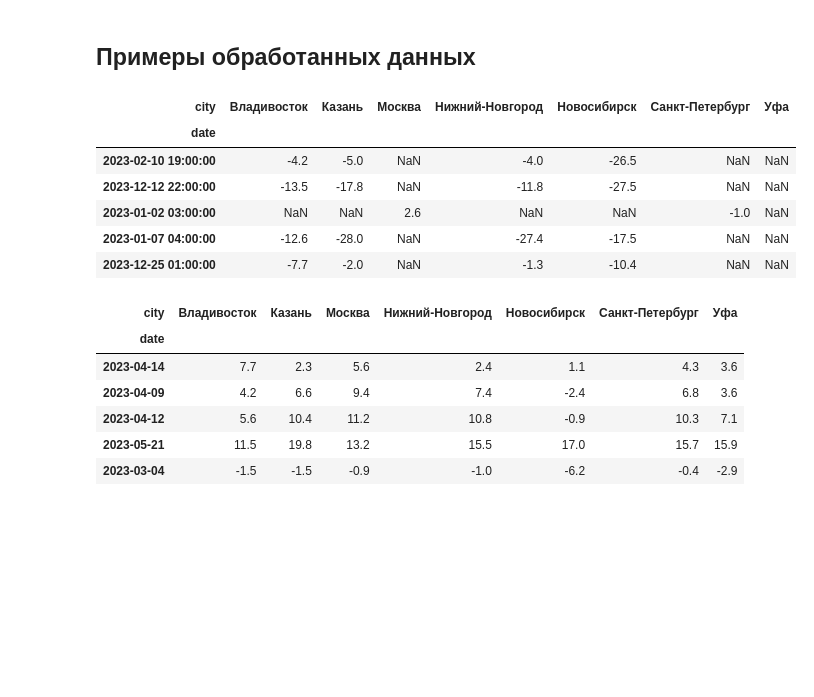
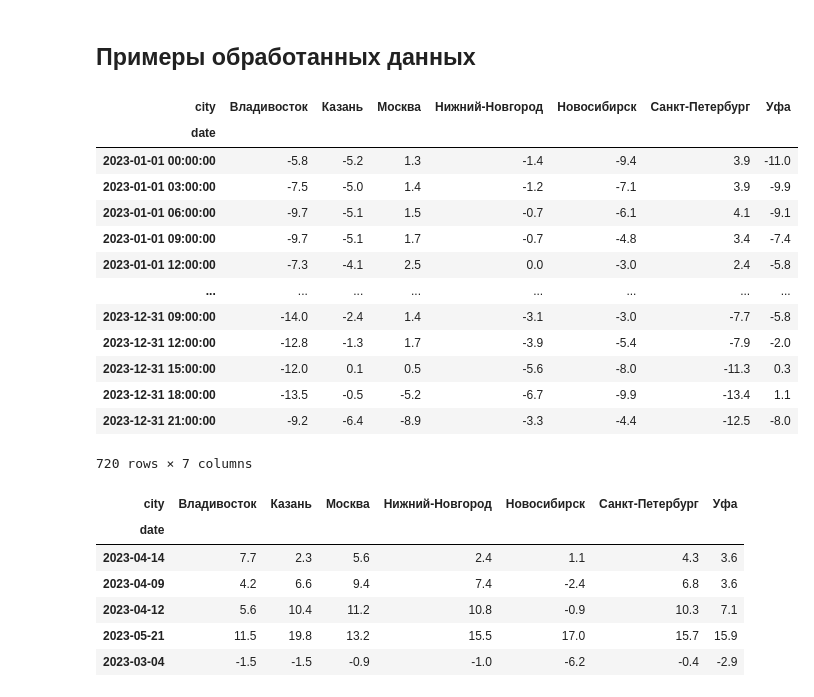
Before and after one commit to karinaAlex/graph_climate, a Jupyter notebook: graph_climate.ipynb, the cells around one changed output. Cells and saved outputs as stored; diff of their text form; code cells hidden in the pictures; blank space fills up the shorter version.

```diff
--- a/graph_climate.ipynb
+++ b/graph_climate.ipynb
@@ -335,5 +349,5 @@ df_hours.loc[df['city'].isin(list2), 'local_time'] = df_hours['local_time'] - 2
 # %%
-df_hours['date'] = pd.to_datetime(df['date']) + pd.to_timedelta(df['local_time'], unit='h')
+df_hours['date'] = pd.to_datetime(df_hours['date']) + pd.to_timedelta(df_hours['local_time'], unit='h')
 
 df_hours = df_hours[['city', 'date', 'temp']]
 # %%
@@ -496,15 +510,22 @@ autumn_data_months_pivot = autumn_data_months.pivot(index='date', columns='city'
 # %% [markdown]
 ## Примеры обработанных данных
 # %%
-winter_data_hours_pivot.sample(5)
+winter_data_hours_pivot
 # %% [output]
 | city | Владивосток | Казань | Москва | Нижний-Новгород | Новосибирск | Санкт-Петербург | Уфа |
 | date |  |  |  |  |  |  |  |
-| 2023-02-10 19:00:00 | -4.2 | -5.0 | NaN | -4.0 | -26.5 | NaN | NaN |
-| 2023-12-12 22:00:00 | -13.5 | -17.8 | NaN | -11.8 | -27.5 | NaN | NaN |
-| 2023-01-02 03:00:00 | NaN | NaN | 2.6 | NaN | NaN | -1.0 | NaN |
-| 2023-01-07 04:00:00 | -12.6 | -28.0 | NaN | -27.4 | -17.5 | NaN | NaN |
-| 2023-12-25 01:00:00 | -7.7 | -2.0 | NaN | -1.3 | -10.4 | NaN | NaN |
+| 2023-01-01 00:00:00 | -5.8 | -5.2 | 1.3 | -1.4 | -9.4 | 3.9 | -11.0 |
+| 2023-01-01 03:00:00 | -7.5 | -5.0 | 1.4 | -1.2 | -7.1 | 3.9 | -9.9 |
+| 2023-01-01 06:00:00 | -9.7 | -5.1 | 1.5 | -0.7 | -6.1 | 4.1 | -9.1 |
+| 2023-01-01 09:00:00 | -9.7 | -5.1 | 1.7 | -0.7 | -4.8 | 3.4 | -7.4 |
+| 2023-01-01 12:00:00 | -7.3 | -4.1 | 2.5 | 0.0 | -3.0 | 2.4 | -5.8 |
+| ... | ... | ... | ... | ... | ... | ... | ... |
+| 2023-12-31 09:00:00 | -14.0 | -2.4 | 1.4 | -3.1 | -3.0 | -7.7 | -5.8 |
+| 2023-12-31 12:00:00 | -12.8 | -1.3 | 1.7 | -3.9 | -5.4 | -7.9 | -2.0 |
+| 2023-12-31 15:00:00 | -12.0 | 0.1 | 0.5 | -5.6 | -8.0 | -11.3 | 0.3 |
+| 2023-12-31 18:00:00 | -13.5 | -0.5 | -5.2 | -6.7 | -9.9 | -13.4 | 1.1 |
+| 2023-12-31 21:00:00 | -9.2 | -6.4 | -8.9 | -3.3 | -4.4 | -12.5 | -8.0 |
+720 rows × 7 columns
 # %%
 spring_data_days_pivot.sample(5)
 # %% [output]
```
Also changed, not shown: parts of 7 cells of this notebook.
